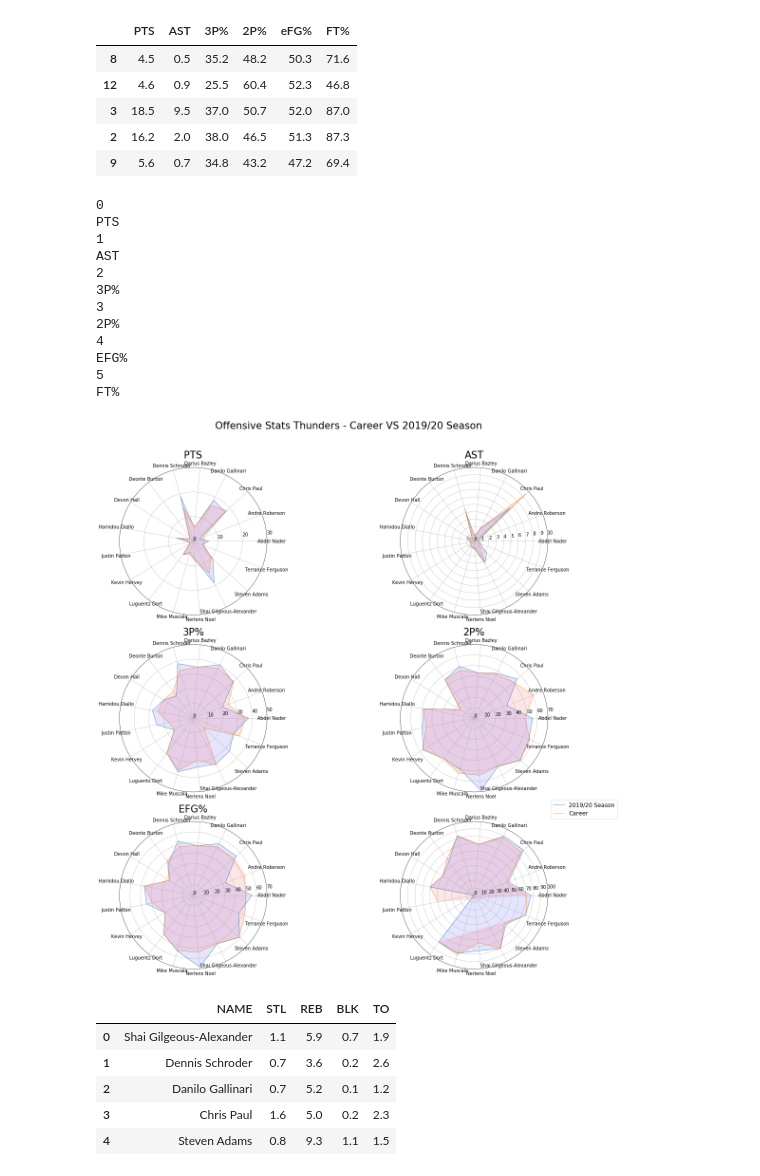
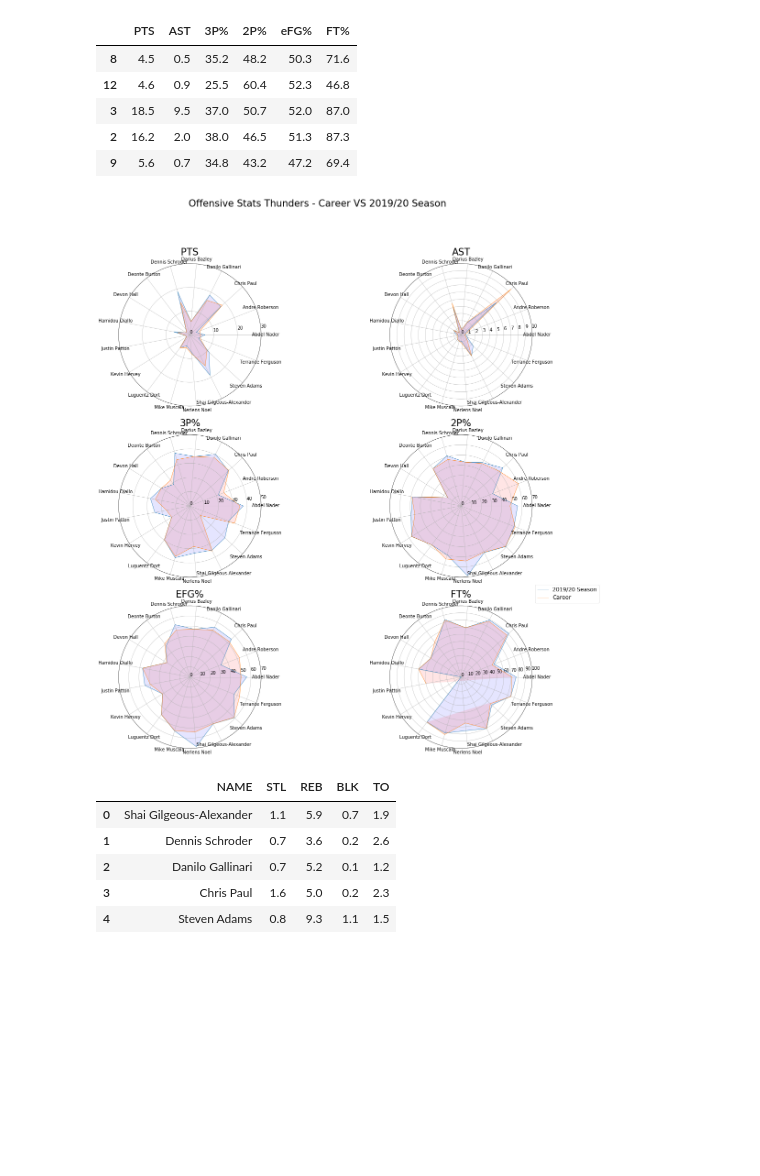
Before and after one commit to KGuruPrasad94/Visualiastion-of-OKC-Thunders-NBA-2019-20-Season-using-matplotlib-seaborn, a Jupyter notebook: OKC vs Thunder.ipynb, the cells around one changed output. Drawn from its saved outputs; the diff is of its cells as text; code cells hidden in the pictures; blank space fills up the shorter version.

```diff
--- a/OKC vs Thunder.ipynb
+++ b/OKC vs Thunder.ipynb
@@ -367,15 +250,17 @@ SL.head()
 # %%
+#for loop for counting and printing the no of wins and losses for each lineup
+
 CW=0
 CL=0
-i=0
-for x in SL['Lineups']:
+
+for i,x in SL.iterrows():
     for idx, row in MM.iterrows():
-        if (x== row['Starting Lineup']) and (row['W/L']=='W'):
+        if (x['Lineups']== row['Starting Lineup']) and (row['W/L']=='W'):
             CW+=1
-        elif (x== row['Starting Lineup']) and (row['W/L']=='L'):
+        elif (x['Lineups']== row['Starting Lineup']) and (row['W/L']=='L'):
             CL+=1
-    SL['GW'][i]=CW
-    SL['GL'][i]=CL
-    i+=1
+    SL['GW'].loc[i]=CW
+    SL['GL'].loc[i]=CL
+
     CW=0
     CL=0
@@ -685,6 +528,7 @@ Career.head()
 | 3 | Chris Paul PG | 1020 | 1020 | 34.9 | 6.5 | 13.7 | 0.471 | 1.4 | 3.7 | 37.0 | 5.1 | ... |
 | 4 | Steven Adams C | 530 | 466 | 26.8 | 4.1 | 6.9 | 0.589 | 0.0 | 0.0 | 10.0 | 4.1 | ... |
 # %%
+#clearing the format in name column to remove junk values
+
 for i in TRS.index:
-    TRS.loc['NAME'] = unicodedata.normalize("NFKD", TRS['NAME'][i])
-    #print(TRS['NAME'])
+    TRS['NAME'].loc[i] = unicodedata.normalize("NFKD", TRS['NAME'][i])
@@ -752,9 +610,8 @@ plt.figure(figsize=(1400/my_dpi, 1400/my_dpi), dpi=my_dpi)
 cols = SO.columns.values.tolist()
 
 for i in range(0,len(cols)):
-    print(i)
-    print(cols[i])
-    plt.title(cols[i-1], size=30, y=1.05)
+
+
     # number of variable
     categories=list(Sort['NAME'])
     N = len(categories)
@@ -765,6 +622,8 @@ for i in range(0,len(cols)):
 
     # Initialise the spider plot
     ax = plt.subplot(3,2,i+1, polar=True)
+    ax.set_title(cols[i],size=30,y = 1)
+
 
     # Draw one axe per variable + add labels labels yet
     plt.xticks(angles[:-1], categories, color='black', size=14, rotation = 30)
@@ -782,51 +641,44 @@ for i in range(0,len(cols)):
     elif (cols[i] == '3P%'):
         ax.set_rlabel_position(5)
         plt.yticks([0,10,20,30,40,50], ["0","10","20","30","40","50"], color="black", size=14)
         plt.ylim(0,50)
 
     elif (cols[i] == '2P%') or (cols[i] == 'EFG%') or (cols[i] == 'eFG%'):
+
         ax.set_rlabel_position(5)
         plt.yticks([0,10,20,30,40,50,60,70], ["0","10","20","30","40","50","60","70"], color="black", size=14)
         plt.ylim(0,70)
+    elif (cols[i] == 'FT%'):
+        ax.set_rlabel_position(5)
+        plt.yticks([0,10,20,30,40,50,60,70,80,90,100], ["0","10","20","30","40","50","60","70","80","90","100"], color="black", size=14)
+        plt.ylim(0,100)
 
     else:
         # Draw ylabels
-        ax.set_rlabel_position(5)
-        plt.yticks([0,10,20,30,40,50,60,70,80,90,100], ["0","10","20","30","40","50","60","70","80","90","100"], color="black", size=14)
-        plt.ylim(0,100)
+        print("Nothing")
+
 
     # Plot data
     values=SO.iloc[:,i].values.flatten().tolist()
     values += values[:1]
     ax.plot(angles, values, linewidth=1, linestyle='solid', label= '2019/20 Season')
     # Fill area
     ax.fill(angles, values, 'b', alpha=0.1)
 
     # Plot data
     values=CO.iloc[:,i].values.flatten().tolist()
     values += values[:1]
     ax.plot(angles, values, linewidth=1, linestyle='solid', label='Career')
     # Fill area
     ax.fill(angles, values, 'r', alpha=0.1)
 
+
+
 plt.legend(loc= 3 ,bbox_to_anchor=(1, 1), fontsize = 'xx-large')
-plt.title("Offensive Stats Thunders - Career VS 2019/20 Season", size=30 , horizontalalignment = 'center', x=-0.35,y=3.65)
-
+plt.suptitle("Offensive Stats Thunders - Career VS 2019/20 Season",size=30)
 plt.show()
 # %% [output]
-0
-PTS
-1
-AST
-2
-3P%
-3
-2P%
-4
-EFG%
-5
-FT%
-[figure, old version]
+[figure, new version]
 # %%
 SD = TRS[['NAME','STL','REB','BLK','TO']]
 SD.head()
```
Also changed, not shown: parts of 63 cells of this notebook.
